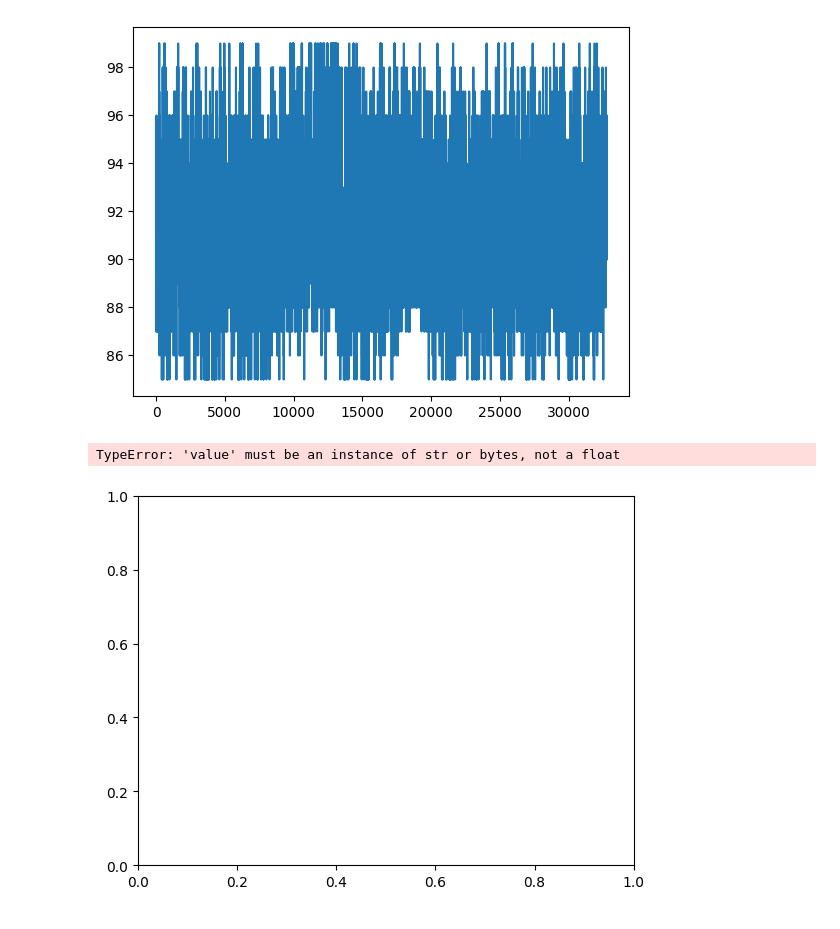
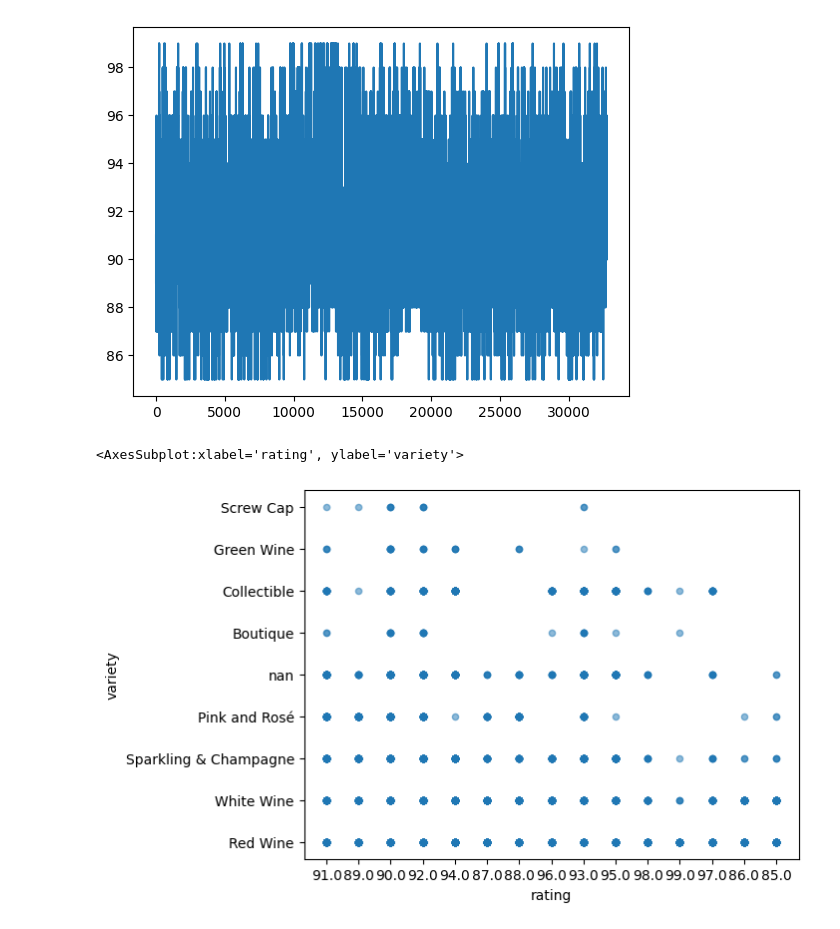
Before and after one commit to SepidehHosseinian/Python-Essentials-for-MLOps, a Jupyter notebook: src/Pandas/WorkingWithDataFrame/visualizing_data_with_pandas.ipynb, the cells around one changed output. Cells and saved outputs as stored; diff of their text form; code cells hidden in the pictures.

Commit message:
add scatter plot

```diff
--- a/src/Pandas/WorkingWithDataFrame/visualizing_data_with_pandas.ipynb
+++ b/src/Pandas/WorkingWithDataFrame/visualizing_data_with_pandas.ipynb
@@ -57,7 +57,9 @@ df.rating.plot()
 <AxesSubplot:>
 [figure]
 # %%
+df = df.astype({"rating": str})
+
 df.plot.scatter(x= "rating",y= "variety",alpha=0.5)
 # %% [output]
-TypeError: 'value' must be an instance of str or bytes, not a float
+<AxesSubplot:xlabel='rating', ylabel='variety'>
-[figure, old version]
+[figure, new version]
```
Also changed, not shown: parts of 2 cells of this notebook.
